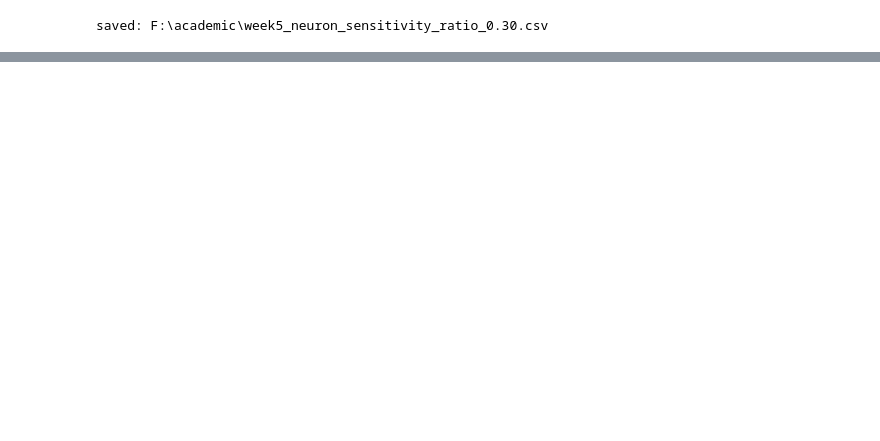
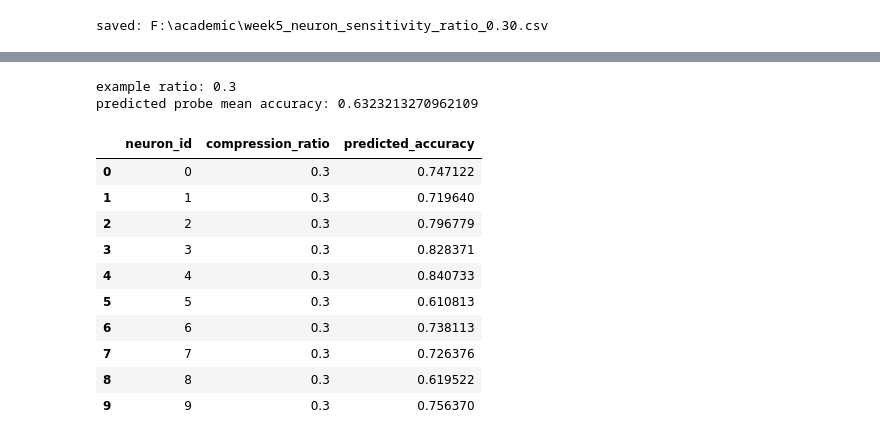
Before and after one commit to baipin/SpikeSort, a Jupyter notebook: 5.ipynb, the cells around one changed output, grey strips where cells are left out. Drawn from its saved outputs; the diff is of its cells as text; code cells hidden in the pictures; blank space fills up the shorter version.

```diff
--- a/5.ipynb
+++ b/5.ipynb
@@ -376,0 +473,31 @@ saved: F:\academic\week5_neuron_sensitivity_ratio_0.30.csv
+# %%
+# RERUN NOTE: Rerun after the predictor training-set cell above. This retrains and overwrites the saved predictor model using post-CAR targets.
+feature_columns = list(DEFAULT_FEATURE_COLUMNS)
+target_column = 'binned_count_accuracy'
+
+predictor_model = AccuracyPredictorModel.train(
+    predictor_train_df,
+    feature_columns=feature_columns,
+    target_column=target_column,
+    alpha=1.0,
+)
+predictor_model.save(predictor_model_path)
+
+train_pred_df = predictor_model.predict_dataframe(predictor_train_df)
+cv_df, cv_summary = leave_one_ratio_out_cv(
+    predictor_train_df,
+    feature_columns=feature_columns,
+    target_column=target_column,
+    alpha=1.0,
+)
+
+coef_df = pd.DataFrame({
+    'feature': feature_columns,
+    'coefficient': predictor_model.coefficients_
+}).sort_values('coefficient', key=lambda s: s.abs(), ascending=False).reset_index(drop=True)
+
+print('saved model:', predictor_model_path)
+print('training metrics:', predictor_model.training_metrics_)
+print('leave-one-ratio-out summary:', cv_summary)
+display(cv_df)
+display(coef_df)
@@ -376,0 +523,28 @@ saved: F:\academic\week5_neuron_sensitivity_ratio_0.30.csv
+# %%
+example_ratio = 0.30
+probe_prediction = predictor_model.predict_probe_accuracy_from_files(
+    templates_path=BASE_RESULTS / 'templates.npy',
+    spike_times_path=BASE_RESULTS / 'spike_times.npy',
+    spike_clusters_path=BASE_RESULTS / 'spike_clusters.npy',
+    ops_path=BASE_RESULTS / 'ops.npy',
+    ratio=example_ratio,
+)
+print('example ratio:', example_ratio)
+print('predicted probe mean accuracy:', probe_prediction['predicted_probe_accuracy_mean'])
+display(
+    probe_prediction['predicted_neuron_accuracy_table'][['neuron_id', 'compression_ratio', 'predicted_accuracy']].head(10)
+)
+# %% [output]
+example ratio: 0.3
+predicted probe mean accuracy: 0.6323213270962109
+|  | neuron_id | compression_ratio | predicted_accuracy |
+| 0 | 0 | 0.3 | 0.747122 |
+| 1 | 1 | 0.3 | 0.719640 |
+| 2 | 2 | 0.3 | 0.796779 |
+| 3 | 3 | 0.3 | 0.828371 |
+| 4 | 4 | 0.3 | 0.840733 |
+| 5 | 5 | 0.3 | 0.610813 |
+| 6 | 6 | 0.3 | 0.738113 |
+| 7 | 7 | 0.3 | 0.726376 |
+| 8 | 8 | 0.3 | 0.619522 |
+| 9 | 9 | 0.3 | 0.756370 |
```
Also changed, not shown: parts of 9 cells of this notebook, 50 other files.
